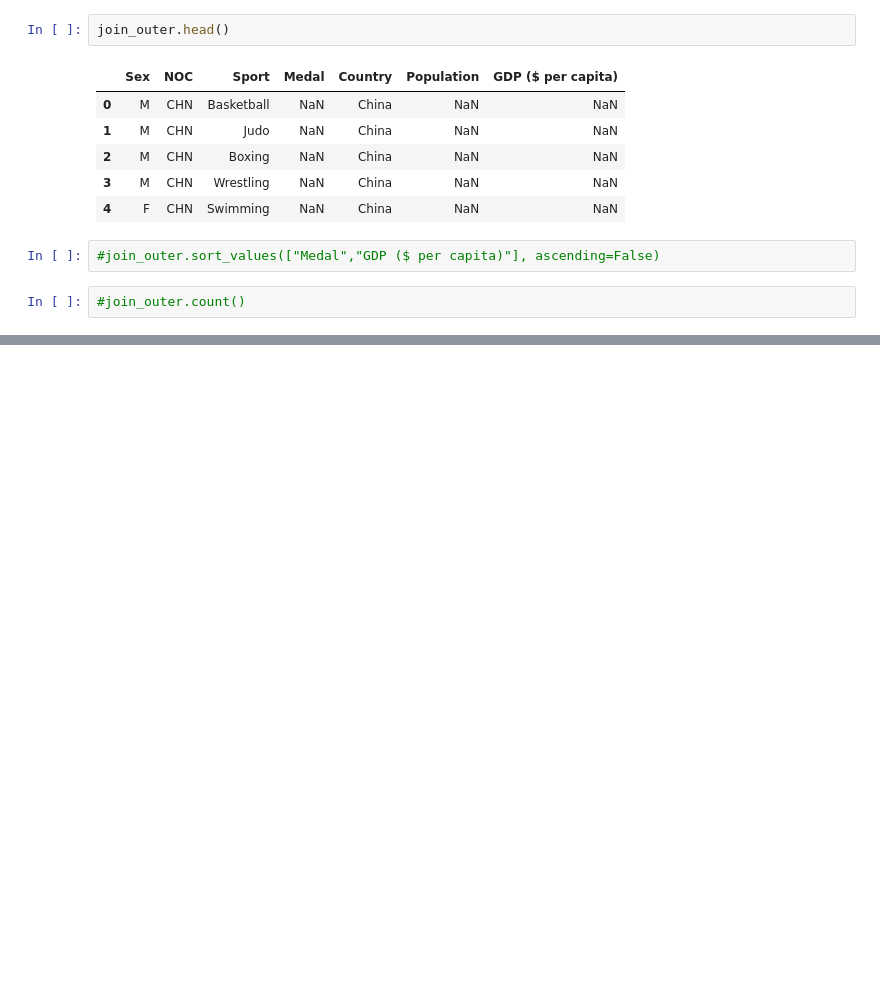
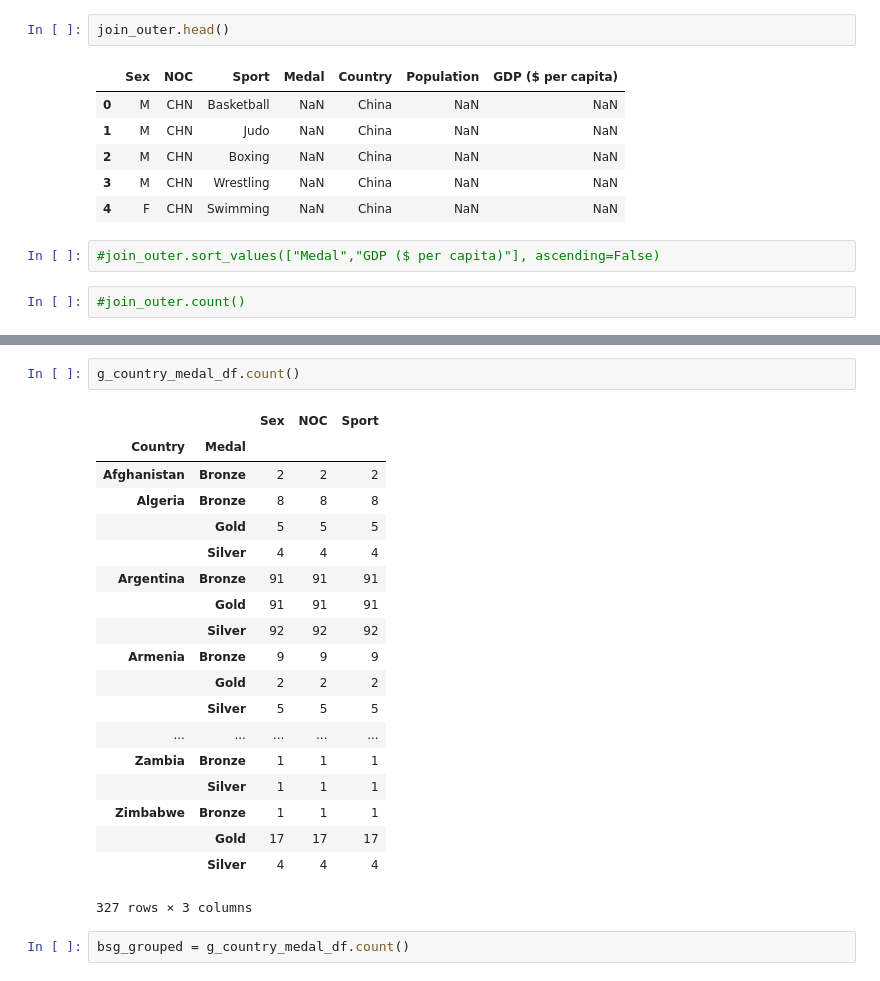
Before and after one commit to alpeshpatelgwu/etl_congressional, a Jupyter notebook: Olympics ETL.ipynb, the cells around one changed output, grey strips where cells are left out. Saved outputs shown, nothing was run; the diff lists cells and outputs as text; blank space fills up the shorter version.

```diff
--- a/Olympics ETL.ipynb
+++ b/Olympics ETL.ipynb
@@ -172,0 +297,24 @@ join_outer.head()
+# %%
+g_country_medal_df.count()
+# %% [output]
+|  |  | Sex | NOC | Sport |
+| Country | Medal |  |  |  |
+| Afghanistan | Bronze | 2 | 2 | 2 |
+| Algeria | Bronze | 8 | 8 | 8 |
+|  | Gold | 5 | 5 | 5 |
+|  | Silver | 4 | 4 | 4 |
+| Argentina | Bronze | 91 | 91 | 91 |
+|  | Gold | 91 | 91 | 91 |
+|  | Silver | 92 | 92 | 92 |
+| Armenia | Bronze | 9 | 9 | 9 |
+|  | Gold | 2 | 2 | 2 |
+|  | Silver | 5 | 5 | 5 |
+| ... | ... | ... | ... | ... |
+| Zambia | Bronze | 1 | 1 | 1 |
+|  | Silver | 1 | 1 | 1 |
+| Zimbabwe | Bronze | 1 | 1 | 1 |
+|  | Gold | 17 | 17 | 17 |
+|  | Silver | 4 | 4 | 4 |
+327 rows × 3 columns
+# %%
+bsg_grouped = g_country_medal_df.count()
```
Also changed, not shown: parts of 13 cells of this notebook.
